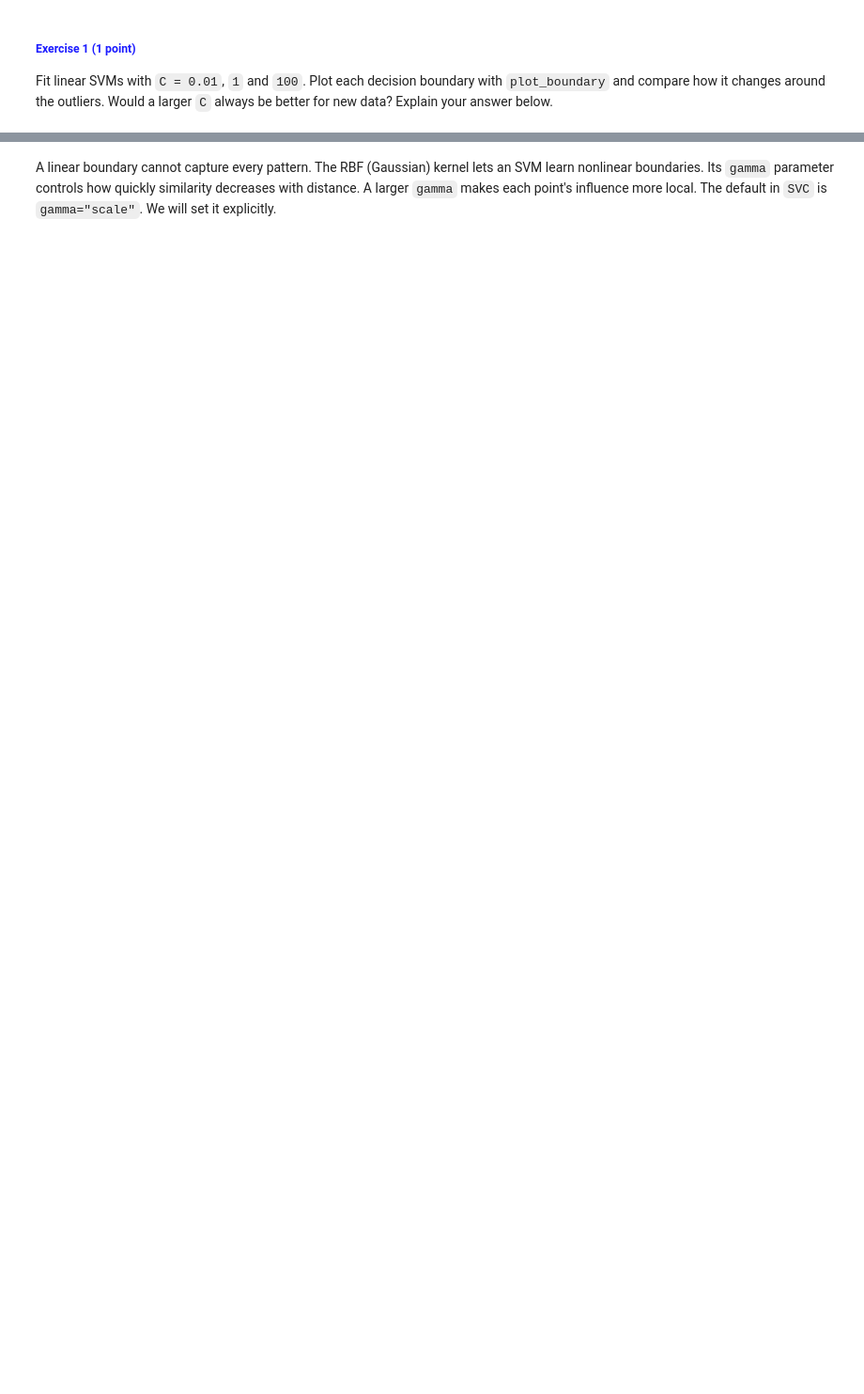
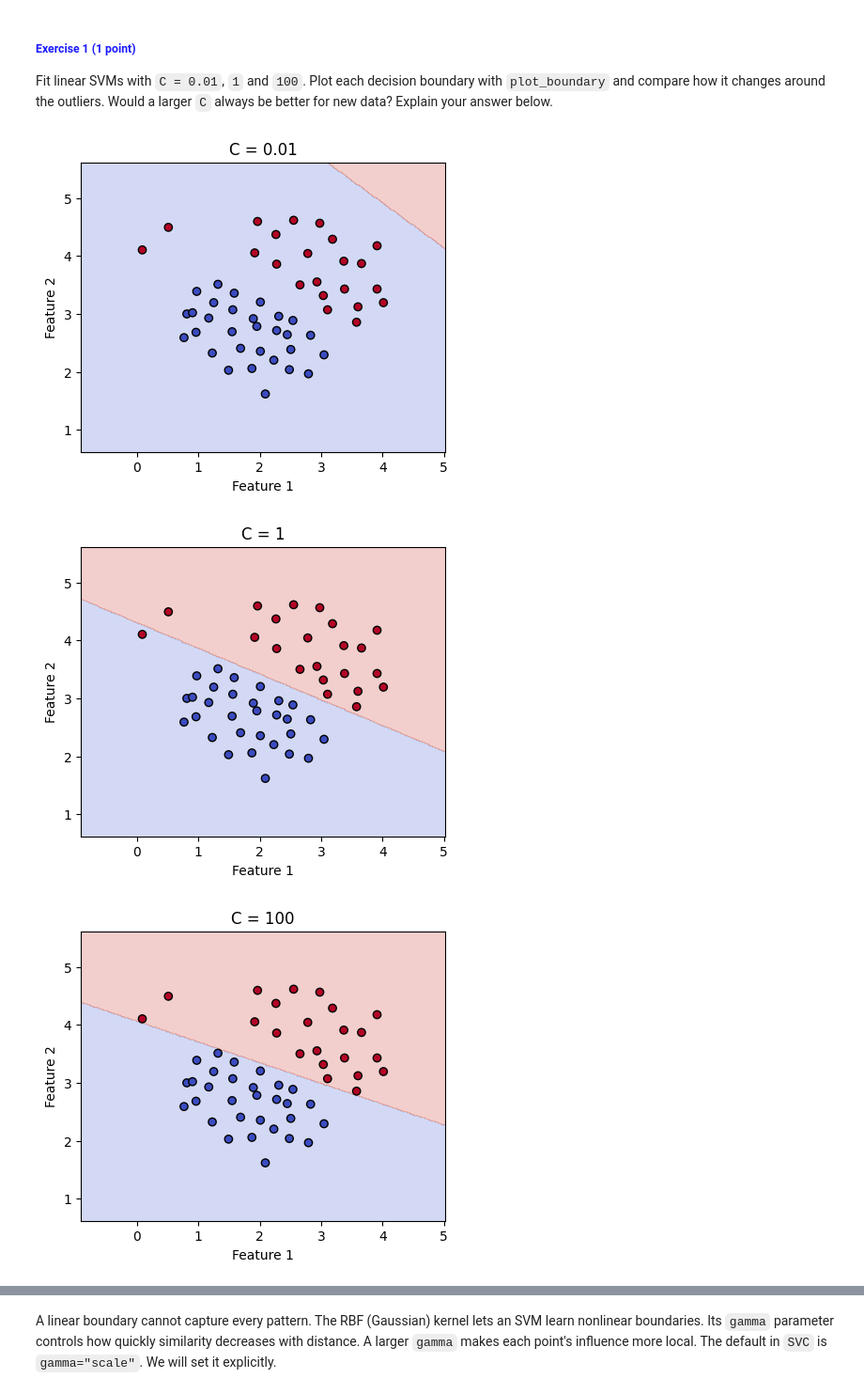
Before and after one commit to m-shaforostov/ML-practice, a Jupyter notebook: assignment4/SVM_Random_Forests.ipynb, the cells around one changed output, grey strips where cells are left out. Shown at 94% size. Drawn from its saved outputs; the diff is of its cells as text; code cells hidden in the pictures; blank space fills up the shorter version.

```diff
--- a/assignment4/SVM_Random_Forests.ipynb
+++ b/assignment4/SVM_Random_Forests.ipynb
@@ -81,4 +83,10 @@ Fit linear SVMs with `C = 0.01`, `1` and `100`. Plot each decision boundary with
 # %%
 for C in [0.01, 1, 100]:
     # Create and fit an SVC with kernel="linear", then plot its boundary.
-    ...
+    model = SVC(kernel="linear", C=C)
+    model.fit(X_linear, y_linear)
+    plot_boundary(model, X_linear, y_linear, f"C = {C}")
+# %% [output]
+[figure, added]
+[figure, added]
+[figure, added]
```
Also changed, not shown: parts of 12 cells of this notebook.
